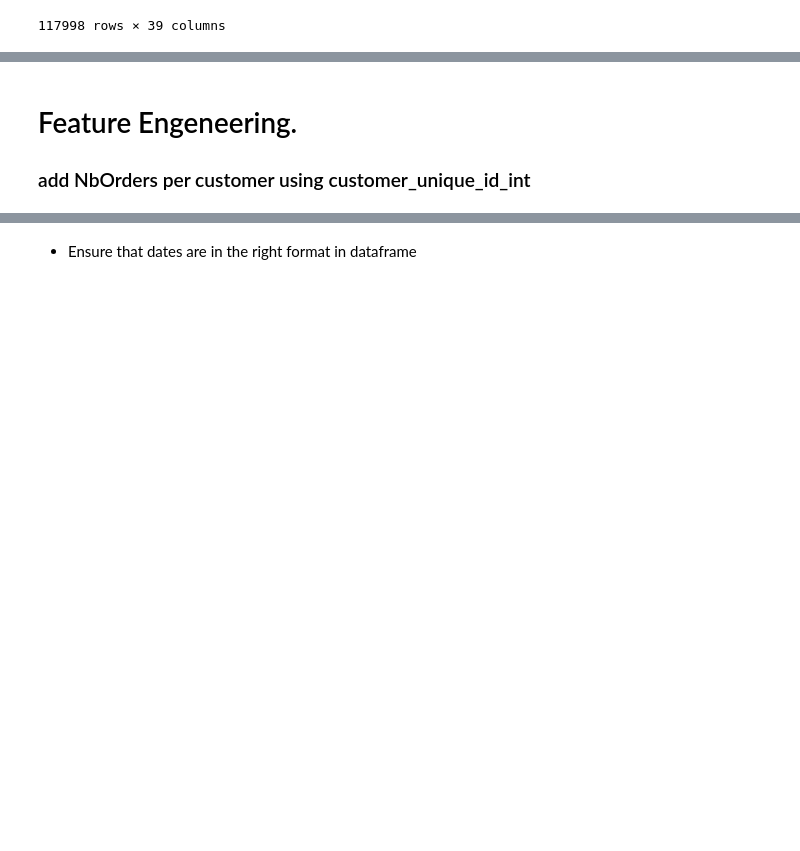
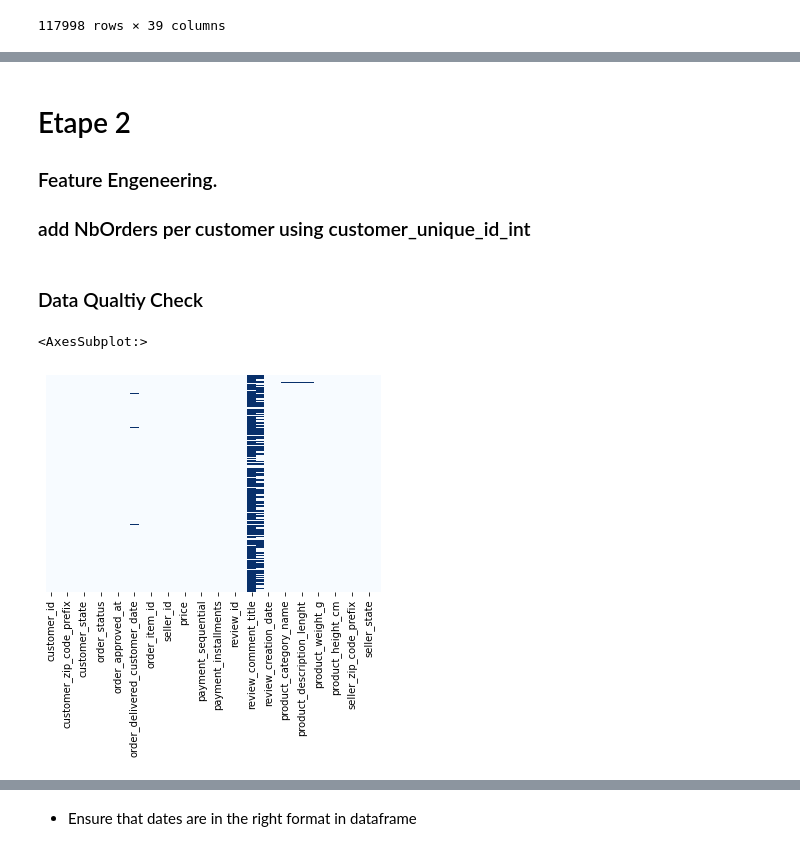
Before and after one commit to benMiniconi/OlistC, a Jupyter notebook: Projet Final/POLIST_01_notebookanalyse.ipynb, the cells around one changed output, grey strips where cells are left out. Cells and saved outputs as stored; diff of their text form; code cells hidden in the pictures; blank space fills up the shorter version.

```diff
--- a/Projet Final/POLIST_01_notebookanalyse.ipynb
+++ b/Projet Final/POLIST_01_notebookanalyse.ipynb
@@ -158,7 +160,15 @@ mergedFrame1000
 50000 rows × 40 columns
 # %% [markdown]
-# Feature Engeneering.
+# Etape 2
+### Feature Engeneering.
 ### add NbOrders per customer using customer_unique_id_int
+# %% [markdown]
+### Data Qualtiy Check
+# %%
+sns.heatmap(mergedFrame1000.isnull(), yticklabels = False, cbar = False, cmap="Blues")
+# %% [output]
+<AxesSubplot:>
+[figure, added]
 # %%
 start_time = time.time()
 customerIds = mergedFrame1000["customer_unique_id_int"].values
```
Also changed, not shown: parts of 40 cells of this notebook, 3 other files.
